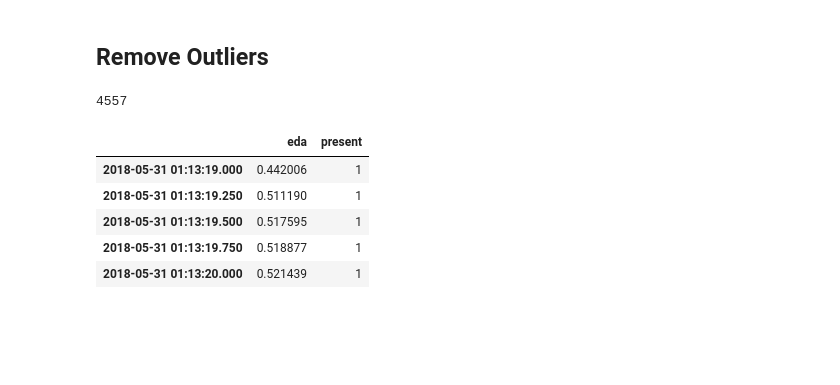
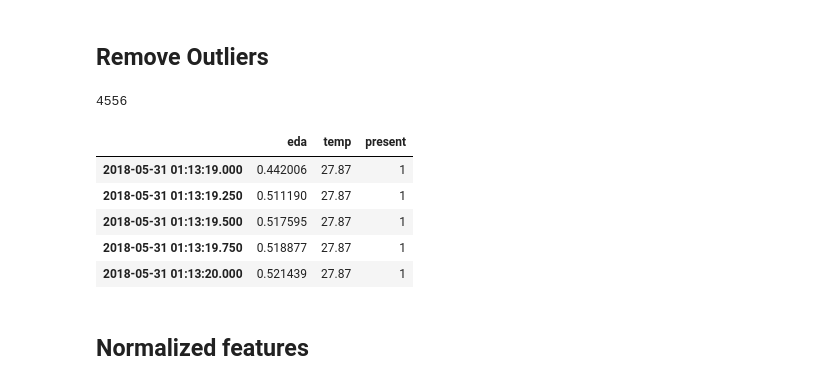
Before and after one commit to haohan723/Physiological-Data-Analysis, a Jupyter notebook: cvxEDA/src/ColdvsWarm.ipynb, the cells around one changed output. Saved outputs shown, nothing was run; the diff lists cells and outputs as text; code cells hidden in the pictures; blank space fills up the shorter version.

```diff
--- a/cvxEDA/src/ColdvsWarm.ipynb
+++ b/cvxEDA/src/ColdvsWarm.ipynb
@@ -43,4 +87,4 @@ freq:  [4.]
 # %%
-fl_init_time_6 = datetime.datetime.utcfromtimestamp(fl_eda_6.iloc[0]).strftime('%Y-%m-%d %H:%M:%S')
+fl_init_time_6 = datetime.datetime.utcfromtimestamp(fl_eda_6.iloc[0]).strftime('%Y-%m-%d %H:%M:%S.000')
 fl_init_time_6
 # %% [output]
@@ -48,5 +92,7 @@ fl_init_time_6
 # %%
 fl_eda_6 = fl_eda_6.iloc[3:]
+fl_temp_6 = fl_temp_6.iloc[3:]
+fl_hr_6 = fl_hr_6.iloc[3:]
 # %%
 #create index
 fl_time_eda_6 = pd.date_range(start=fl_init_time_6, periods=len(fl_eda_6),
@@ -65,3 +111,7 @@ DatetimeIndex([       '2018-05-31 01:13:19', '2018-05-31 01:13:19.250000',
                '2018-05-31 01:32:20.750000',        '2018-05-31 01:32:21',
                '2018-05-31 01:32:21.250000', '2018-05-31 01:32:21.500000'],
               dtype='datetime64[ns]', length=4571, freq='250L')
+# %%
+fl_time_temp_6 = pd.date_range(start=fl_init_time_6, periods=len(fl_temp_6),
+                              freq=str(1/int(fl_temp_freq_6))+'S')
+fl_time_temp_6
@@ -79,3 +159,9 @@ fl_eda_6.head()
 | 2018-05-31 01:13:19.500 | 0.517595 |
 | 2018-05-31 01:13:19.750 | 0.518877 |
 | 2018-05-31 01:13:20.000 | 0.521439 |
+# %%
+fl_temp_6 = fl_temp_6.set_index(fl_time_temp_6, drop =True)
+fl_temp_6 = fl_temp_6[:]
+fl_temp_6 = fl_temp_6.dropna()
+print(len(fl_temp_6))
+fl_temp_6.head()
@@ -106,17 +216,22 @@ tags_6.tagged_time[0]
 ## Remove Outliers
 # %%
 fl_exp6 = fl_eda_6.copy()#example dataset of normally distributed data.
+fl_exp6['temp'] = fl_temp_6['temp']
 fl_exp6['present'] = 1
+# fl_exp6 = fl_exp6.reset_index(drop= True)?
+
 fl_exp6= fl_exp6[np.abs(fl_exp6.eda-fl_exp6.eda.mean())<=(3*fl_exp6.eda.std())] #keep only the ones that are within +3 to -3 standard deviations in the column 'Data'.
 fl_exp6= fl_exp6[~(np.abs(fl_exp6.eda-fl_exp6.eda.mean())>(3*fl_exp6.eda.std()))] #or if you prefer the other way around
-
+fl_exp6 = fl_exp6.dropna()
 print(len(fl_exp6))
 fl_exp6.head()
 # %% [output]
-4557
+4556
-|  | eda | present |
-| 2018-05-31 01:13:19.000 | 0.442006 | 1 |
-| 2018-05-31 01:13:19.250 | 0.511190 | 1 |
-| 2018-05-31 01:13:19.500 | 0.517595 | 1 |
-| 2018-05-31 01:13:19.750 | 0.518877 | 1 |
-| 2018-05-31 01:13:20.000 | 0.521439 | 1 |
+|  | eda | temp | present |
+| 2018-05-31 01:13:19.000 | 0.442006 | 27.87 | 1 |
+| 2018-05-31 01:13:19.250 | 0.511190 | 27.87 | 1 |
+| 2018-05-31 01:13:19.500 | 0.517595 | 27.87 | 1 |
+| 2018-05-31 01:13:19.750 | 0.518877 | 27.87 | 1 |
+| 2018-05-31 01:13:20.000 | 0.521439 | 27.87 | 1 |
+# %% [markdown]
+## Normalized features
```
Also changed, not shown: parts of 13 cells of this notebook.
